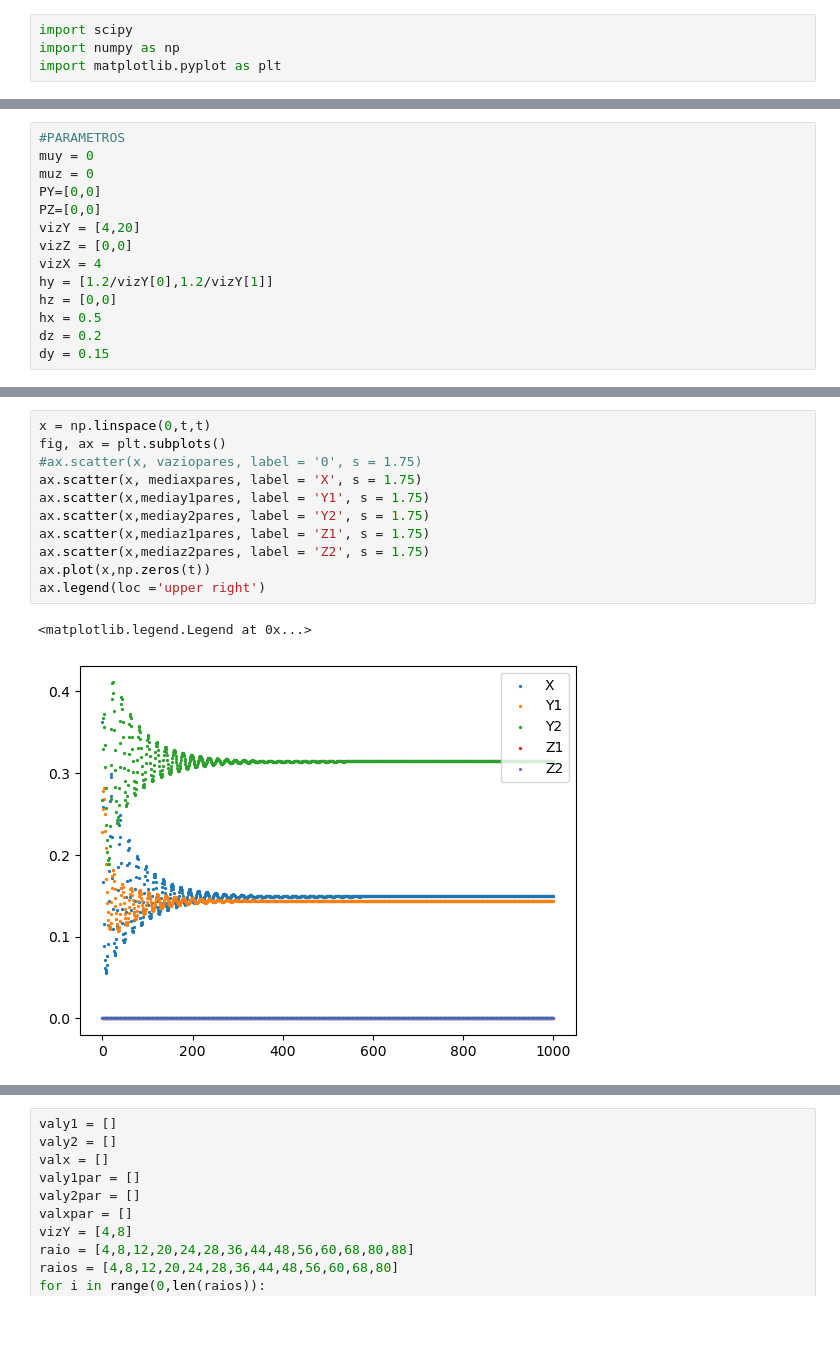
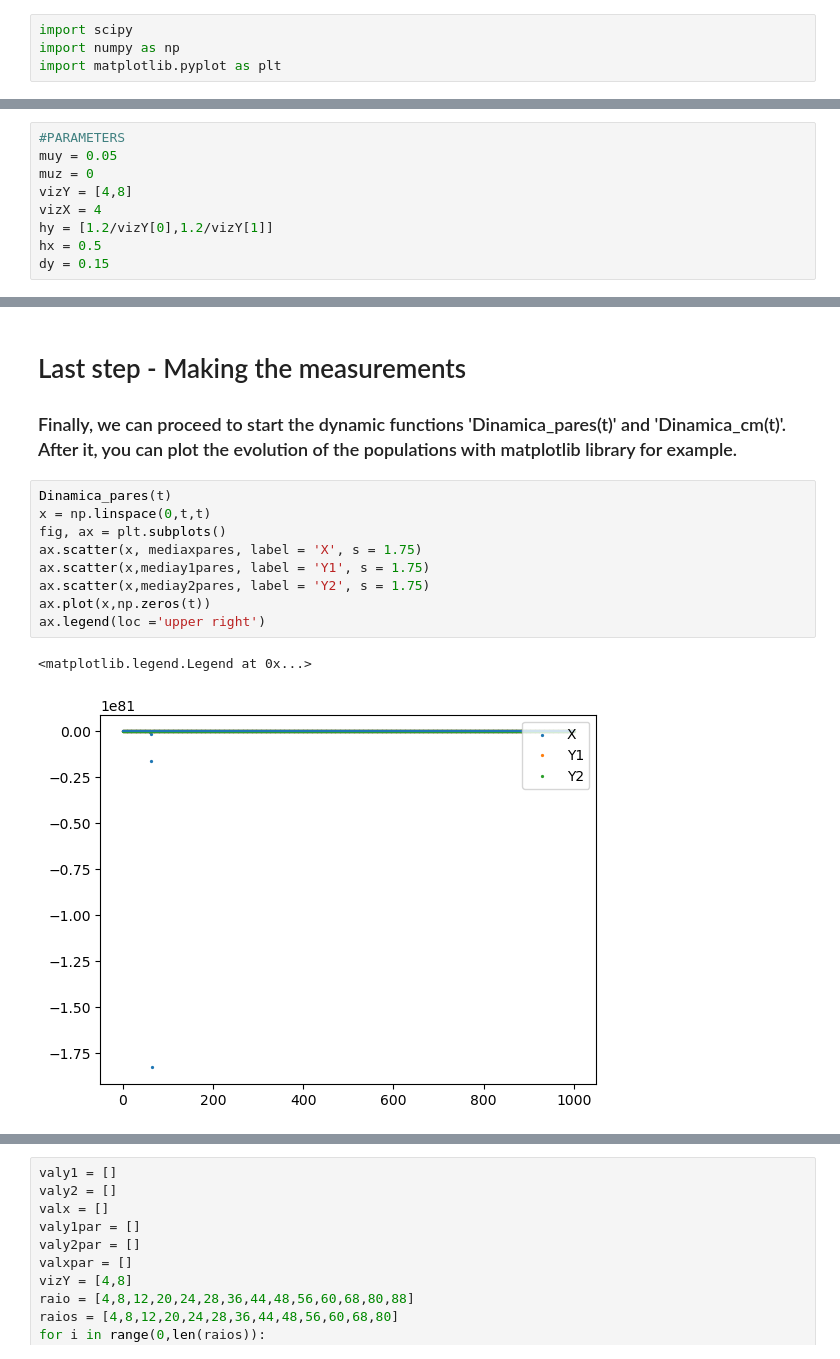
Before and after one commit to LMassooni/Optimum-foraging-area-in-a-three-trophic-food-chain---Repository, a Jupyter notebook: Analytical approach/2especies_com_mutacao.ipynb, the cells around one changed output, grey strips where cells are left out. Saved outputs shown, nothing was run; the diff lists cells and outputs as text; blank space fills up the shorter version.

```diff
--- a/Analytical approach/2especies_com_mutacao.ipynb
+++ b/Analytical approach/2especies_com_mutacao.ipynb
@@ -5,14 +19,9 @@ import matplotlib.pyplot as plt
 # %%
-#PARAMETROS
-muy = 0
+#PARAMETERS
+muy = 0.05
 muz = 0
-PY=[0,0]
-PZ=[0,0]
-vizY = [4,20]
-vizZ = [0,0]
+vizY = [4,8]
 vizX = 4
 hy = [1.2/vizY[0],1.2/vizY[1]]
-hz = [0,0]
 hx = 0.5
-dz = 0.2
 dy = 0.15
@@ -328,17 +197,18 @@ Dinamica_pares(t)
+# %% [markdown]
+# Last step - Making the measurements
+### Finally, we can proceed to start the dynamic functions 'Dinamica_pares(t)' and 'Dinamica_cm(t)'. After it, you can plot the evolution of the populations with matplotlib library for example.
 # %%
+Dinamica_pares(t)
 x = np.linspace(0,t,t)
 fig, ax = plt.subplots()
-#ax.scatter(x, vaziopares, label = '0', s = 1.75)
 ax.scatter(x, mediaxpares, label = 'X', s = 1.75)
 ax.scatter(x,mediay1pares, label = 'Y1', s = 1.75)
 ax.scatter(x,mediay2pares, label = 'Y2', s = 1.75)
-ax.scatter(x,mediaz1pares, label = 'Z1', s = 1.75)
-ax.scatter(x,mediaz2pares, label = 'Z2', s = 1.75)
 ax.plot(x,np.zeros(t))
 ax.legend(loc ='upper right')
 # %% [output]
 <matplotlib.legend.Legend at 0x...>
-[figure, old version]
+[figure, new version]
 # %%
 Dinamica_cm(t)
 fig, ax = plt.subplots()
```
Also changed, not shown: parts of 14 cells of this notebook.
